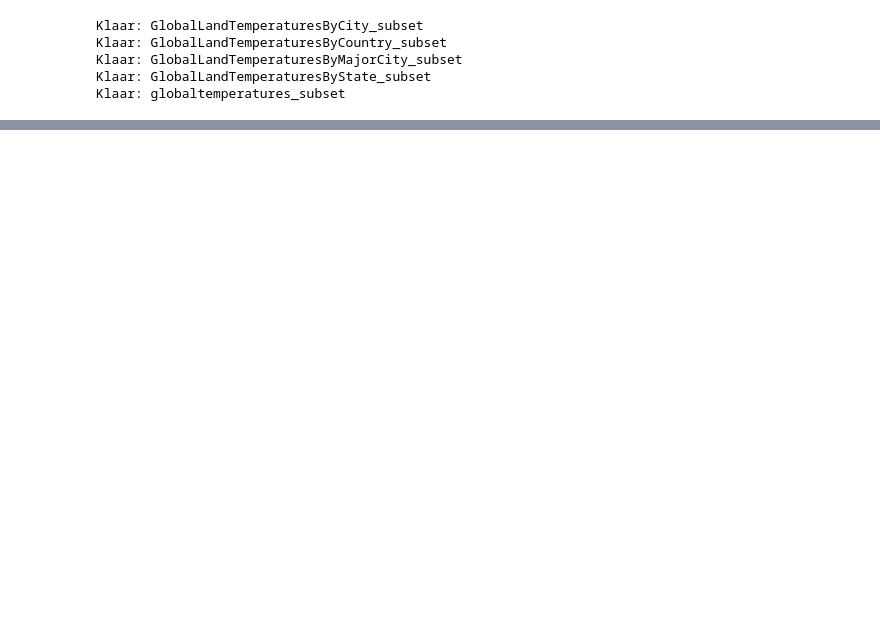
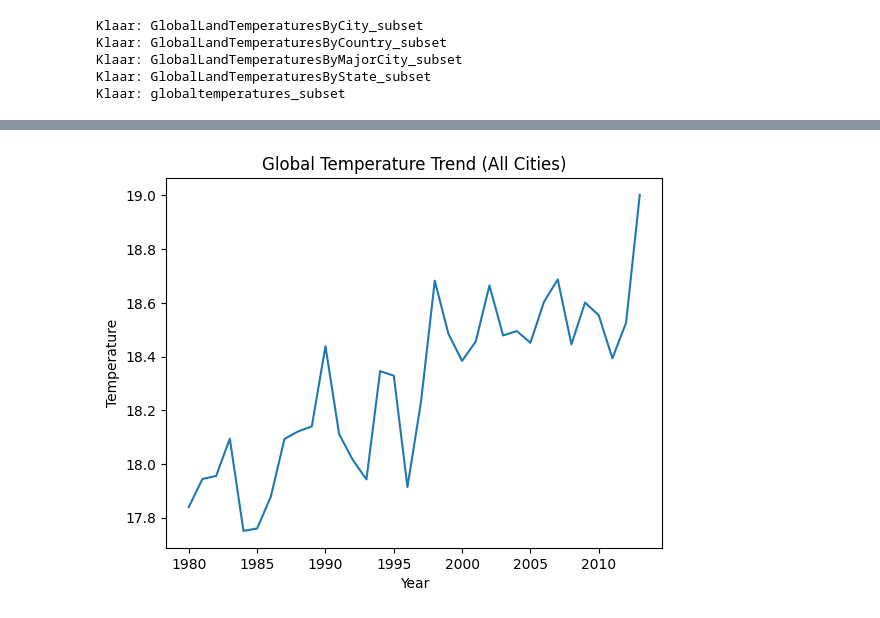
Before and after one commit to JaphletM/climate-watch, a Jupyter notebook: Opdracht 2/notebook.ipynb, the cells around one changed output, grey strips where cells are left out. Cells and saved outputs as stored; diff of their text form; code cells hidden in the pictures; blank space fills up the shorter version.

```diff
--- a/Opdracht 2/notebook.ipynb
+++ b/Opdracht 2/notebook.ipynb
@@ -716,0 +180,18 @@ Index(['City', 'Latitude', 'Longitude', 'AverageTemperature'], dtype='str')
+# %%
+df_city_subset["year"] = df_city_subset["dt"].dt.year
+
+# Gemiddelde over ALLE steden per jaar
+global_trend = (
+    df_city_subset.groupby("year")["AverageTemperature"]
+    .mean()
+    .reset_index()
+)
+
+# Plot
+plt.plot(global_trend["year"], global_trend["AverageTemperature"])
+plt.title("Global Temperature Trend (All Cities)")
+plt.xlabel("Year")
+plt.ylabel("Temperature")
+plt.show()
+# %% [output]
+[figure, added]
```
Also changed, not shown: parts of 63 cells of this notebook, 1 other file.
